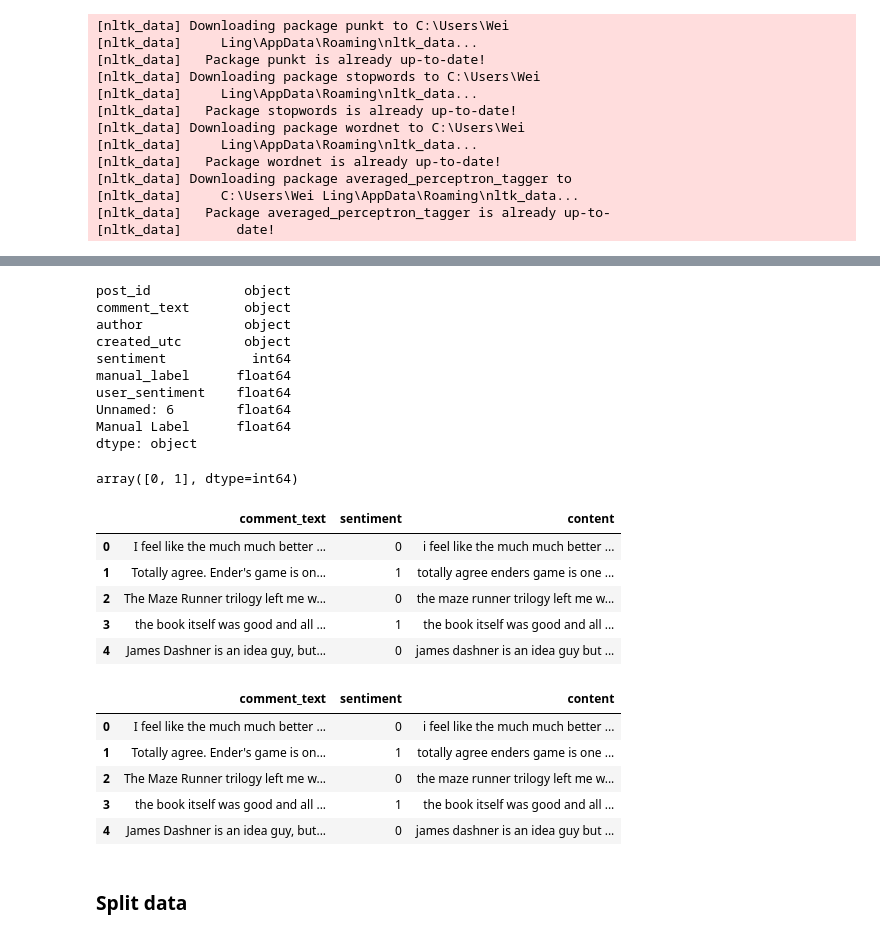
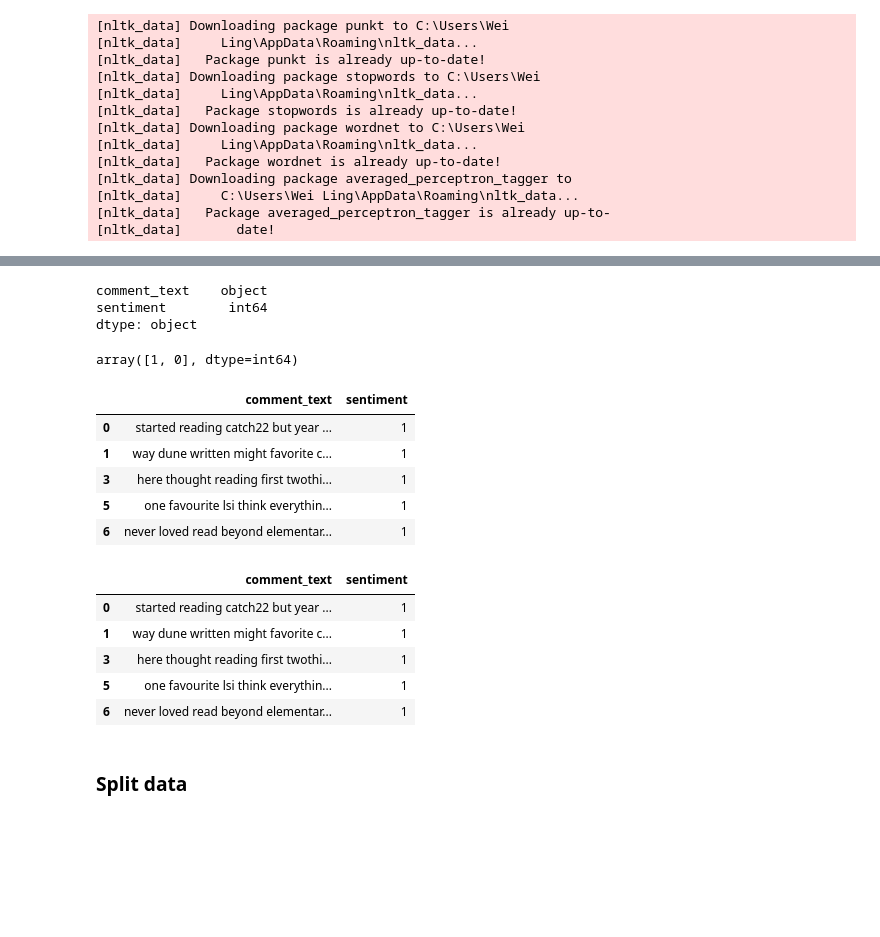
Before and after one commit to hungryx/CZ4034, a Jupyter notebook: classification/RandomForest.ipynb, the cells around one changed output, grey strips where cells are left out. Drawn from its saved outputs; the diff is of its cells as text; code cells hidden in the pictures; blank space fills up the shorter version.

```diff
--- a/classification/RandomForest.ipynb
+++ b/classification/RandomForest.ipynb
@@ -77,16 +53,12 @@ books_df.head()
+# %%
+# Load data
+books_df = pd.read_csv('Book_data.csv')
 # %%
 # Check that sentimt is of integer
 books_df.dtypes
 # %% [output]
-post_id            object
-comment_text       object
-author             object
-created_utc        object
-sentiment           int64
-manual_label      float64
-user_sentiment    float64
-Unnamed: 6        float64
-Manual Label      float64
+comment_text    object
+sentiment        int64
 dtype: object
 # %%
 comment_df = books_df[['comment_text', 'sentiment']]
@@ -96,7 +68,7 @@ comment_df = comment_df[comment_df.sentiment != 2]
 comment_df = comment_df[comment_df.sentiment != 3]
 comment_df['sentiment'].unique()
 # %% [output]
-array([0, 1], dtype=int64)
+array([1, 0], dtype=int64)
 # %%
 def data_cleaning(x):
     x = str(x)
@@ -121,26 +93,26 @@ def remove_links_funny_words(x):
     return x
 # %%
 comment_df = comment_df[comment_df['comment_text'] != '']
-comment_df['content'] = comment_df['comment_text'].apply(remove_links_funny_words).apply(data_cleaning)
+comment_df['comment_text'] = comment_df['comment_text'].apply(remove_links_funny_words).apply(data_cleaning)
 comment_df.head()
 # %% [output]
-|  | comment_text | sentiment | content |
-| 0 | I feel like the much much better ... | 0 | i feel like the much much better ... |
-| 1 | Totally agree. Ender's game is on... | 1 | totally agree enders game is one ... |
-| 2 | The Maze Runner trilogy left me w... | 0 | the maze runner trilogy left me w... |
-| 3 | the book itself was good and all ... | 1 | the book itself was good and all ... |
-| 4 | James Dashner is an idea guy, but... | 0 | james dashner is an idea guy but ... |
+|  | comment_text | sentiment |
+| 0 | started reading catch22 but year ... | 1 |
+| 1 | way dune written might favorite c... | 1 |
+| 3 | here thought reading first twothi... | 1 |
+| 5 | one favourite lsi think everythin... | 1 |
+| 6 | never loved read beyond elementar... | 1 |
 # %%
 # deal with empty values
 comment_df['comment_text'] = comment_df['comment_text'].fillna('').apply(str)
 comment_df.head()
 # %% [output]
-|  | comment_text | sentiment | content |
-| 0 | I feel like the much much better ... | 0 | i feel like the much much better ... |
-| 1 | Totally agree. Ender's game is on... | 1 | totally agree enders game is one ... |
-| 2 | The Maze Runner trilogy left me w... | 0 | the maze runner trilogy left me w... |
-| 3 | the book itself was good and all ... | 1 | the book itself was good and all ... |
-| 4 | James Dashner is an idea guy, but... | 0 | james dashner is an idea guy but ... |
+|  | comment_text | sentiment |
+| 0 | started reading catch22 but year ... | 1 |
+| 1 | way dune written might favorite c... | 1 |
+| 3 | here thought reading first twothi... | 1 |
+| 5 | one favourite lsi think everythin... | 1 |
+| 6 | never loved read beyond elementar... | 1 |
 # %%
 # Stemming
 def word_pre(x):
```
Also changed, not shown: parts of 12 cells of this notebook, 2 other files.
